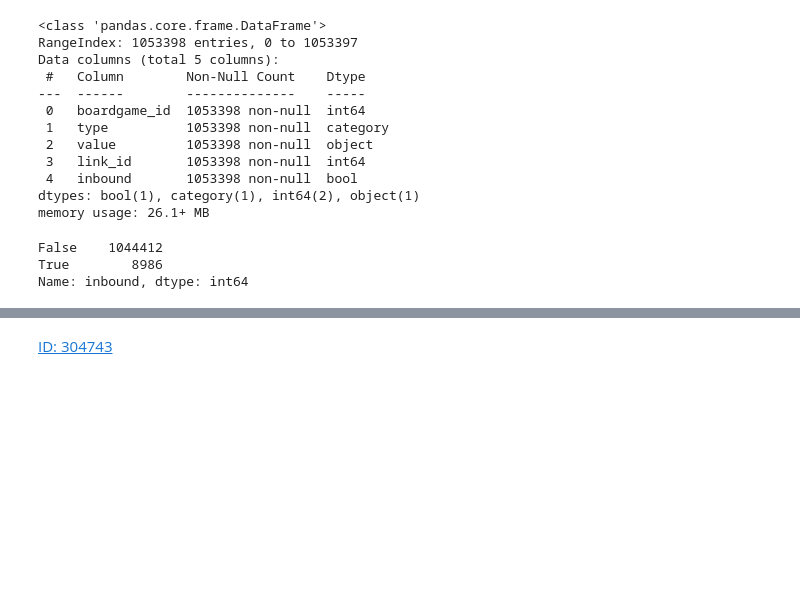
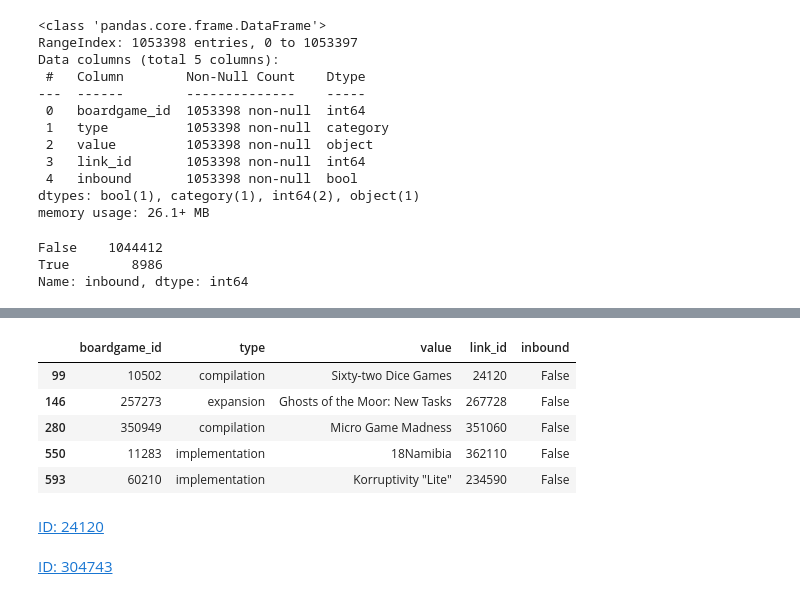
Before and after one commit to andrewKOwong/boardgames, a Jupyter notebook: analysis.ipynb, the cells around one changed output, grey strips where cells are left out. Cells and saved outputs as stored; diff of their text form; code cells hidden in the pictures; blank space fills up the shorter version.

```diff
--- a/analysis.ipynb
+++ b/analysis.ipynb
@@ -1150 +1188,21 @@ Name: inbound, dtype: int64
+# %%
+(link
+    [link.type.isin(['implementation', 'compilation', 'expansion'])]
+    .query("inbound == False")
+    # .type
+    # .value_counts()
+    .head()
+    #.boardgame_id.value_counts()
+)
+# %% [output]
+|  | boardgame_id | type | value | link_id | inbound |
+| 99 | 10502 | compilation | Sixty-two Dice Games | 24120 | False |
+| 146 | 257273 | expansion | Ghosts of the Moor: New Tasks | 267728 | False |
+| 280 | 350949 | compilation | Micro Game Madness | 351060 | False |
+| 550 | 11283 | implementation | 18Namibia | 362110 | False |
+| 593 | 60210 | implementation | Korruptivity "Lite" | 234590 | False |
+# %%
+au.display_id_link(24120)
+# %% [output]
+ID: 24120
 # %%
```
Also changed, not shown: parts of 11 cells of this notebook.
